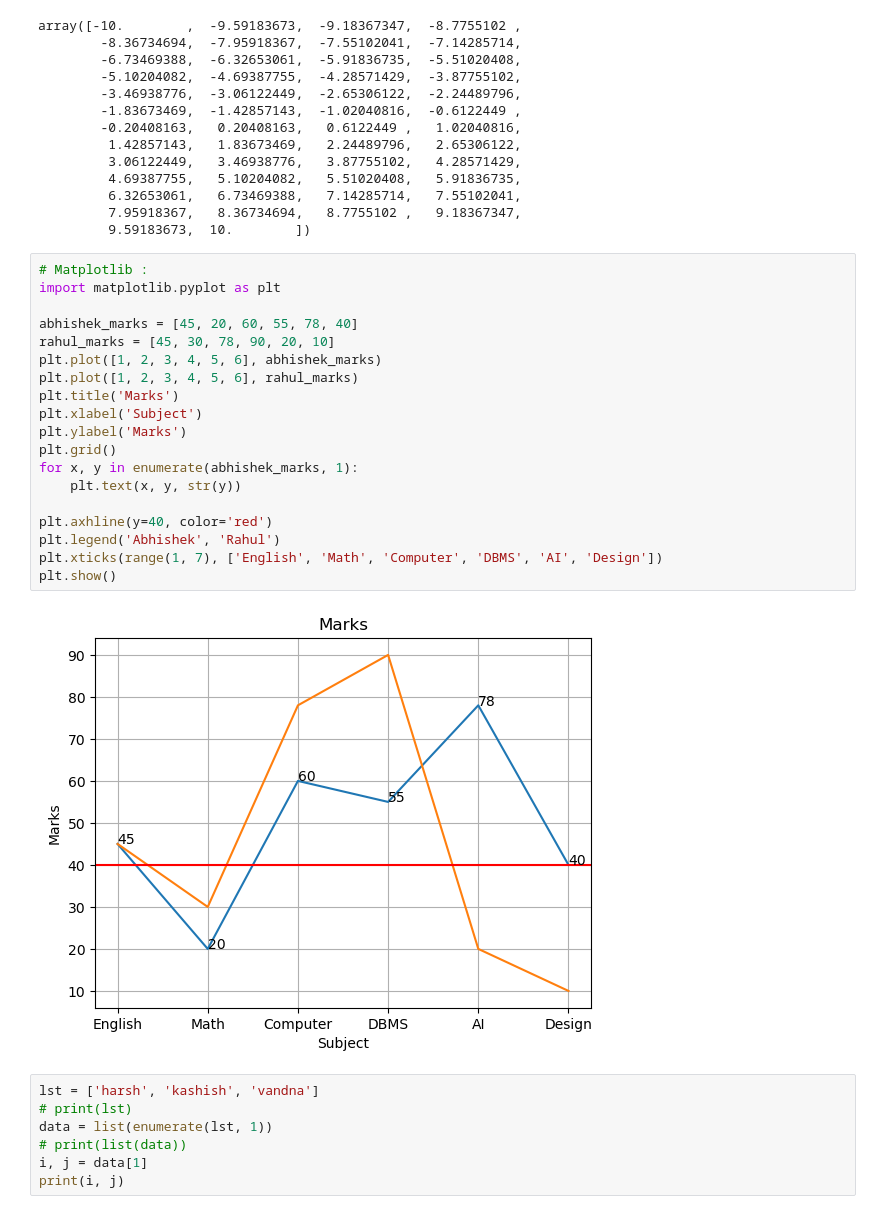
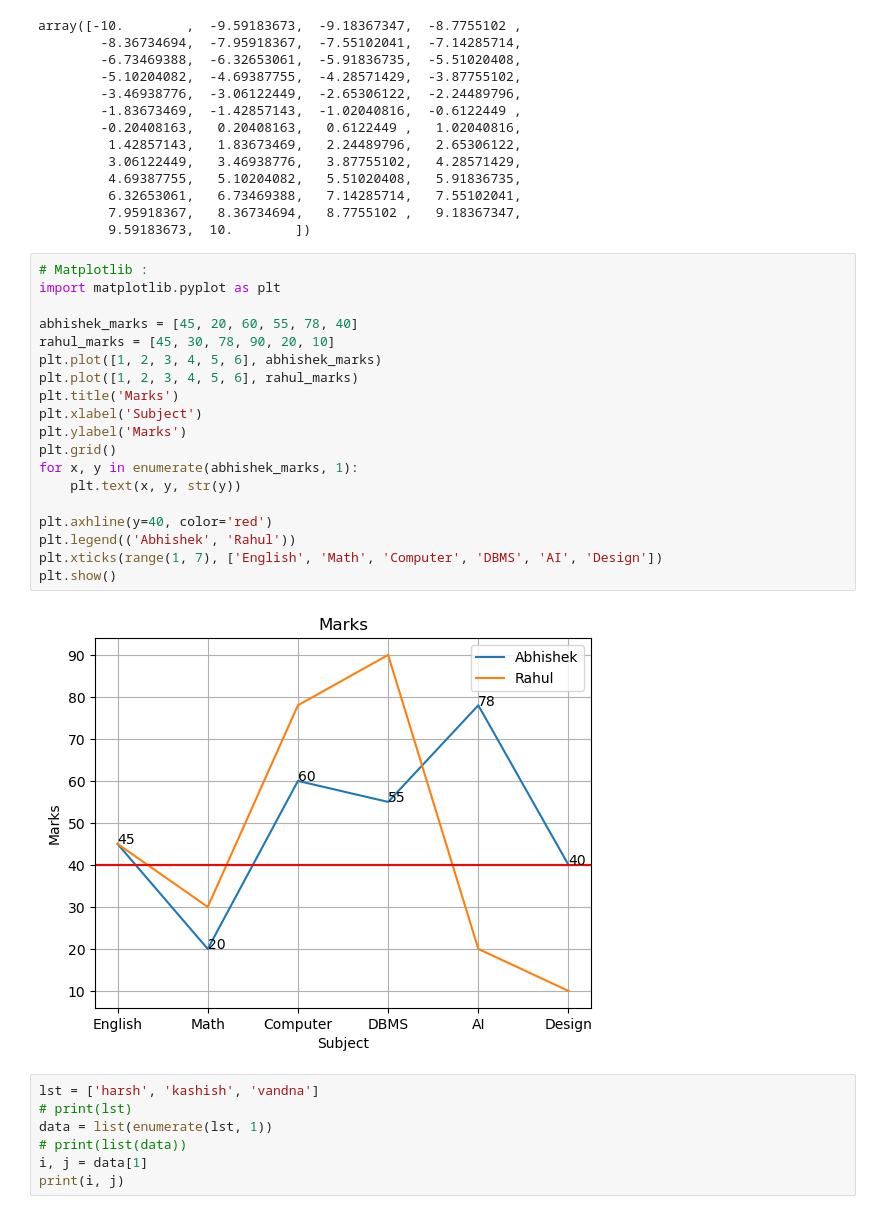
Before and after one commit to amirkhan1092/python-oop, a Jupyter notebook: 05_MatplotLib/plotting2d.ipynb, the cells around one changed output. Saved outputs shown, nothing was run; the diff lists cells and outputs as text.

```diff
--- a/05_MatplotLib/plotting2d.ipynb
+++ b/05_MatplotLib/plotting2d.ipynb
@@ -121,24 +121,24 @@ array([-10.        ,  -9.59183673,  -9.18367347,  -8.7755102 ,
 # %%
 # Matplotlib :
 import matplotlib.pyplot as plt
 
 abhishek_marks = [45, 20, 60, 55, 78, 40]
 rahul_marks = [45, 30, 78, 90, 20, 10]
 plt.plot([1, 2, 3, 4, 5, 6], abhishek_marks)
 plt.plot([1, 2, 3, 4, 5, 6], rahul_marks)
 plt.title('Marks')
 plt.xlabel('Subject')
 plt.ylabel('Marks')
 plt.grid()
 for x, y in enumerate(abhishek_marks, 1):
     plt.text(x, y, str(y))
 
 plt.axhline(y=40, color='red')
-plt.legend('Abhishek', 'Rahul')
+plt.legend(('Abhishek', 'Rahul'))
 plt.xticks(range(1, 7), ['English', 'Math', 'Computer', 'DBMS', 'AI', 'Design'])
 plt.show()
 # %% [output]
-[figure, old version]
+[figure, new version]
 # %%
 lst = ['harsh', 'kashish', 'vandna']
 # print(lst)
```
Also changed, not shown: parts of 2 cells of this notebook, 4 other files.
